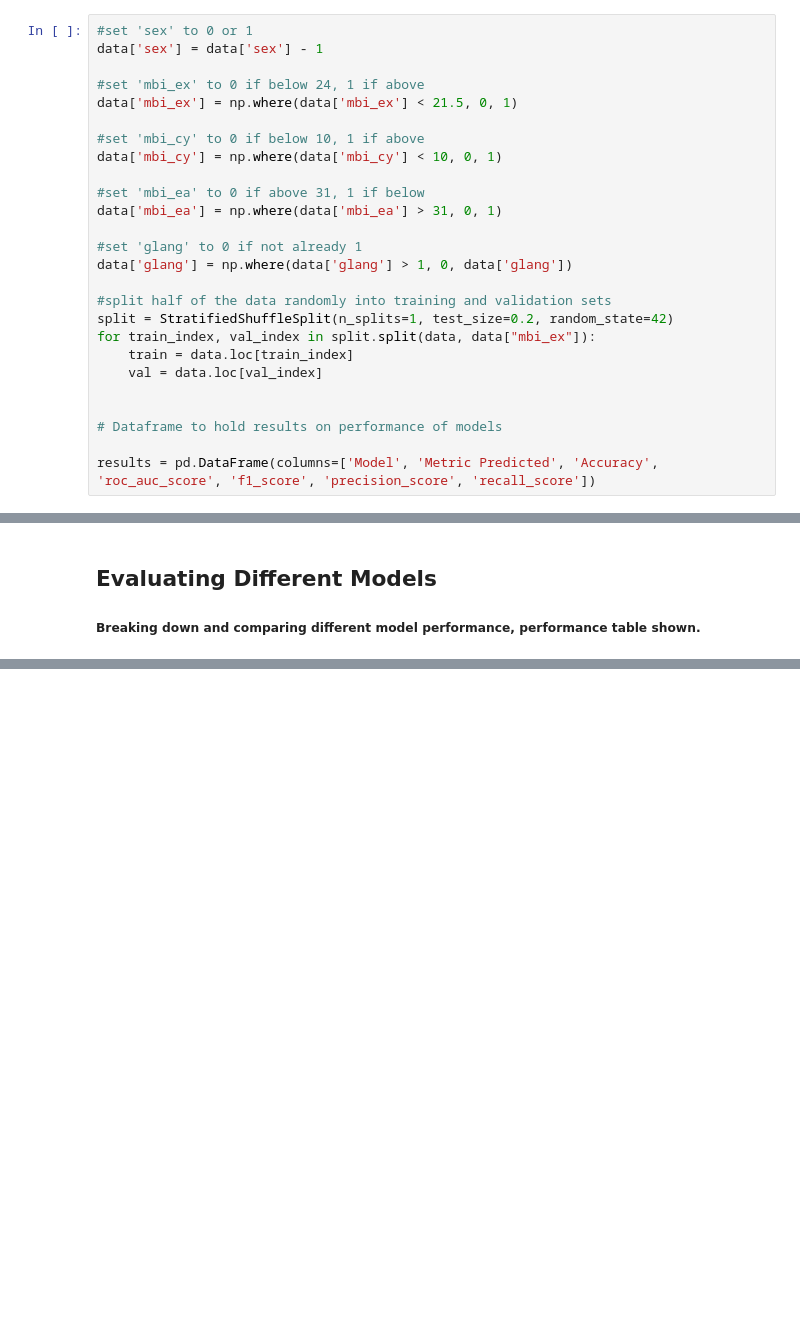
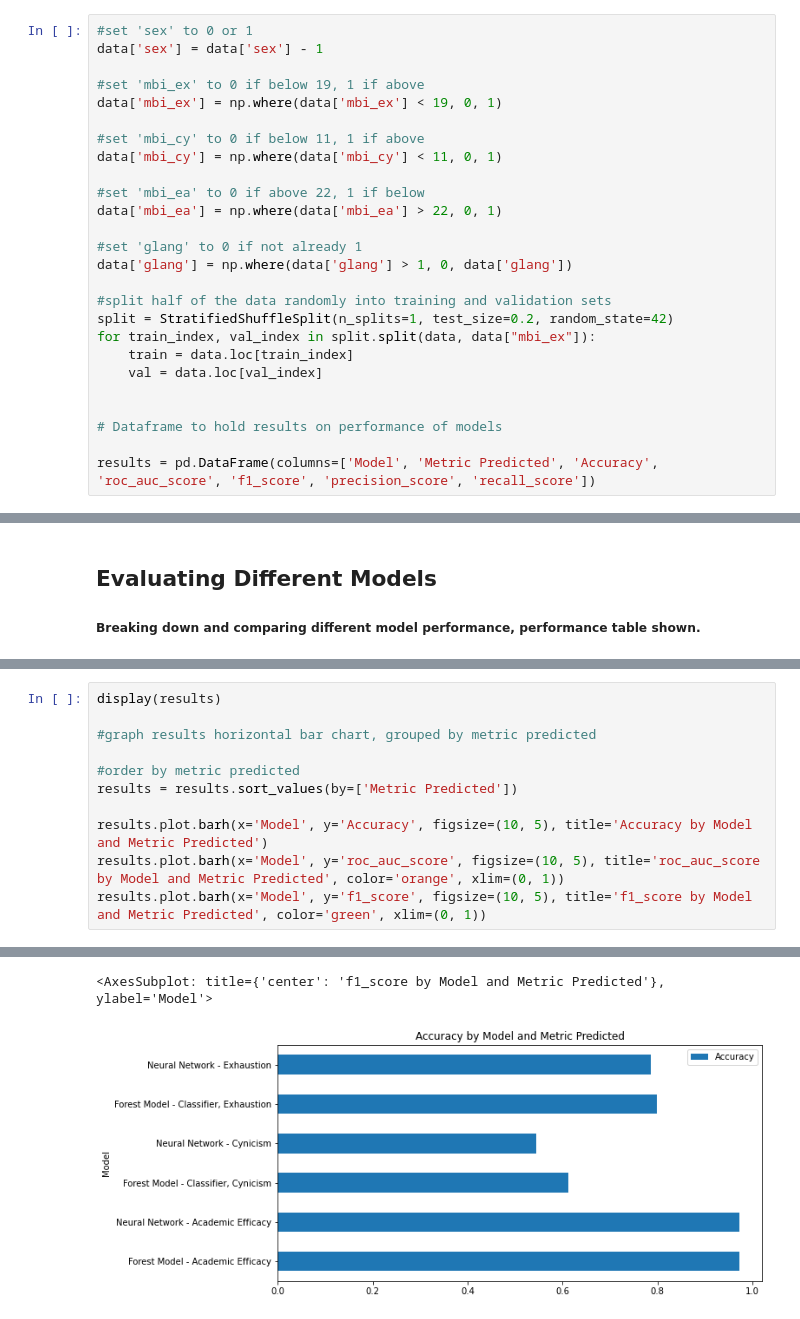
Before and after one commit to OrionSehn-personal/BurnoutPrediction, a Jupyter notebook: Burnout_Analysis.ipynb, the cells around one changed output, grey strips where cells are left out. Cells and saved outputs as stored; diff of their text form; blank space fills up the shorter version.

```diff
--- a/Burnout_Analysis.ipynb
+++ b/Burnout_Analysis.ipynb
@@ -93,14 +93,14 @@ Here we set certain parameters to be more easily classified.
 #set 'sex' to 0 or 1
 data['sex'] = data['sex'] - 1
 
-#set 'mbi_ex' to 0 if below 24, 1 if above
-data['mbi_ex'] = np.where(data['mbi_ex'] < 21.5, 0, 1)
+#set 'mbi_ex' to 0 if below 19, 1 if above
+data['mbi_ex'] = np.where(data['mbi_ex'] < 19, 0, 1)
 
-#set 'mbi_cy' to 0 if below 10, 1 if above
-data['mbi_cy'] = np.where(data['mbi_cy'] < 10, 0, 1)
+#set 'mbi_cy' to 0 if below 11, 1 if above
+data['mbi_cy'] = np.where(data['mbi_cy'] < 11, 0, 1)
 
-#set 'mbi_ea' to 0 if above 31, 1 if below
-data['mbi_ea'] = np.where(data['mbi_ea'] > 31, 0, 1)
+#set 'mbi_ea' to 0 if above 22, 1 if below
+data['mbi_ea'] = np.where(data['mbi_ea'] > 22, 0, 1)
 
 #set 'glang' to 0 if not already 1
 data['glang'] = np.where(data['glang'] > 1, 0, data['glang'])
@@ -531,0 +520,12 @@ display(results)
+# %%
+display(results)
+
+#graph results horizontal bar chart, grouped by metric predicted
+
+#order by metric predicted
+results = results.sort_values(by=['Metric Predicted'])
+
+results.plot.barh(x='Model', y='Accuracy', figsize=(10, 5), title='Accuracy by Model and Metric Predicted')
+results.plot.barh(x='Model', y='roc_auc_score', figsize=(10, 5), title='roc_auc_score by Model and Metric Predicted', color='orange', xlim=(0, 1))
+results.plot.barh(x='Model', y='f1_score', figsize=(10, 5), title='f1_score by Model and Metric Predicted', color='green', xlim=(0, 1))
+# %% [output]
@@ -531,0 +539,2 @@ display(results)
+<AxesSubplot: title={'center': 'f1_score by Model and Metric Predicted'}, ylabel='Model'>
+[figure, added]
```
Also changed, not shown: parts of 4 cells of this notebook.
